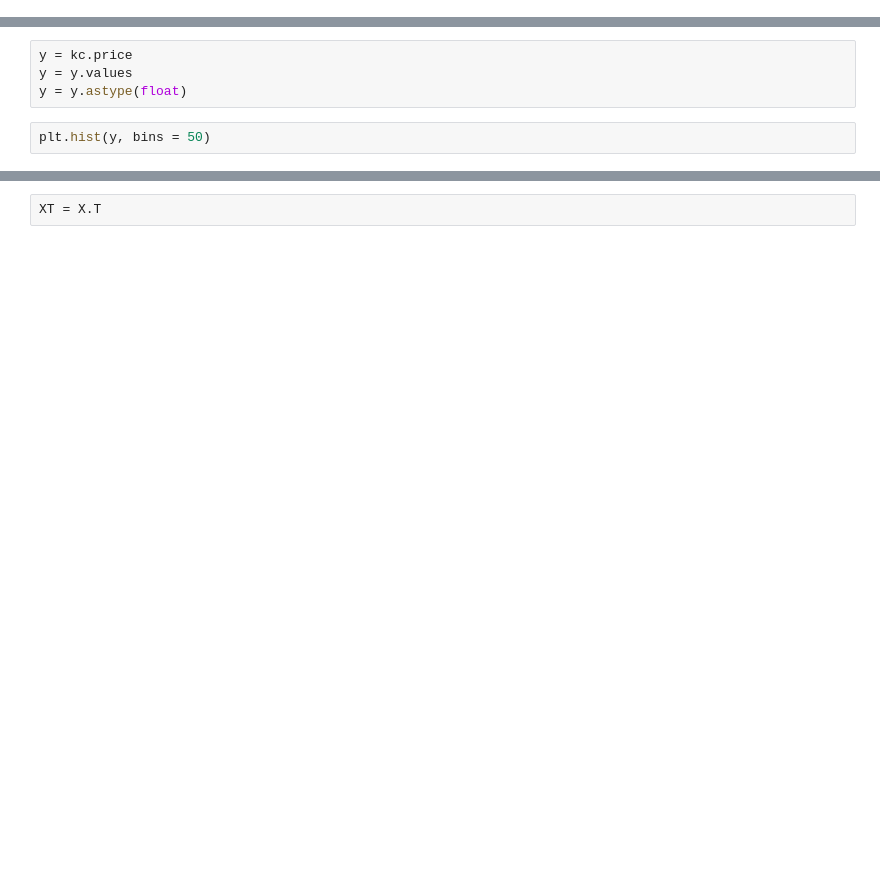
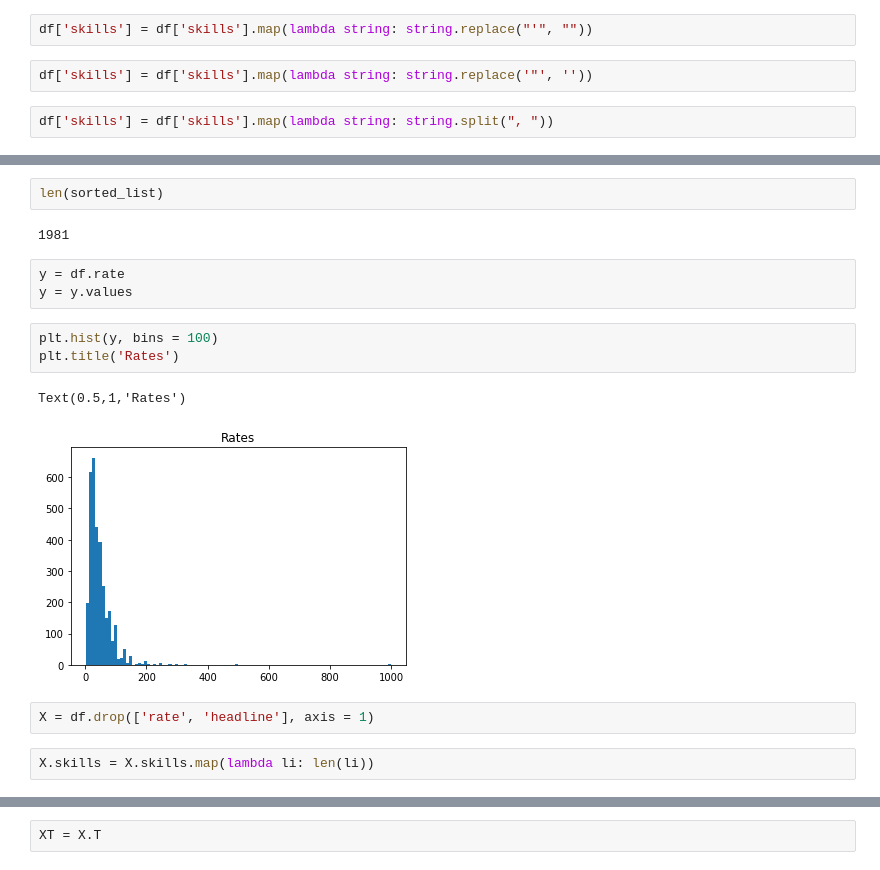
Before and after one commit to davidmasse/freelancer-rates, a Jupyter notebook: regress.ipynb, the cells around one changed output, grey strips where cells are left out. Saved outputs shown, nothing was run; the diff lists cells and outputs as text; blank space fills up the shorter version.

```diff
--- a/regress.ipynb
+++ b/regress.ipynb
@@ -23,0 +60,6 @@ df.describe()
+# %%
+df['skills'] = df['skills'].map(lambda string: string.replace("'", ""))
+# %%
+df['skills'] = df['skills'].map(lambda string: string.replace('"', ''))
+# %%
+df['skills'] = df['skills'].map(lambda string: string.split(", "))
@@ -24,6 +122,17 @@ df.describe()
+# %%
+len(sorted_list)
+# %% [output]
+1981
 # %%
-y = kc.price
+y = df.rate
 y = y.values
-y = y.astype(float)
 # %%
-plt.hist(y, bins = 50)
+plt.hist(y, bins = 100)
+plt.title('Rates')
+# %% [output]
+Text(0.5,1,'Rates')
+[figure, added]
+# %%
+X = df.drop(['rate', 'headline'], axis = 1)
+# %%
+X.skills = X.skills.map(lambda li: len(li))
```
Also changed, not shown: parts of 53 cells of this notebook, 5 other files.
